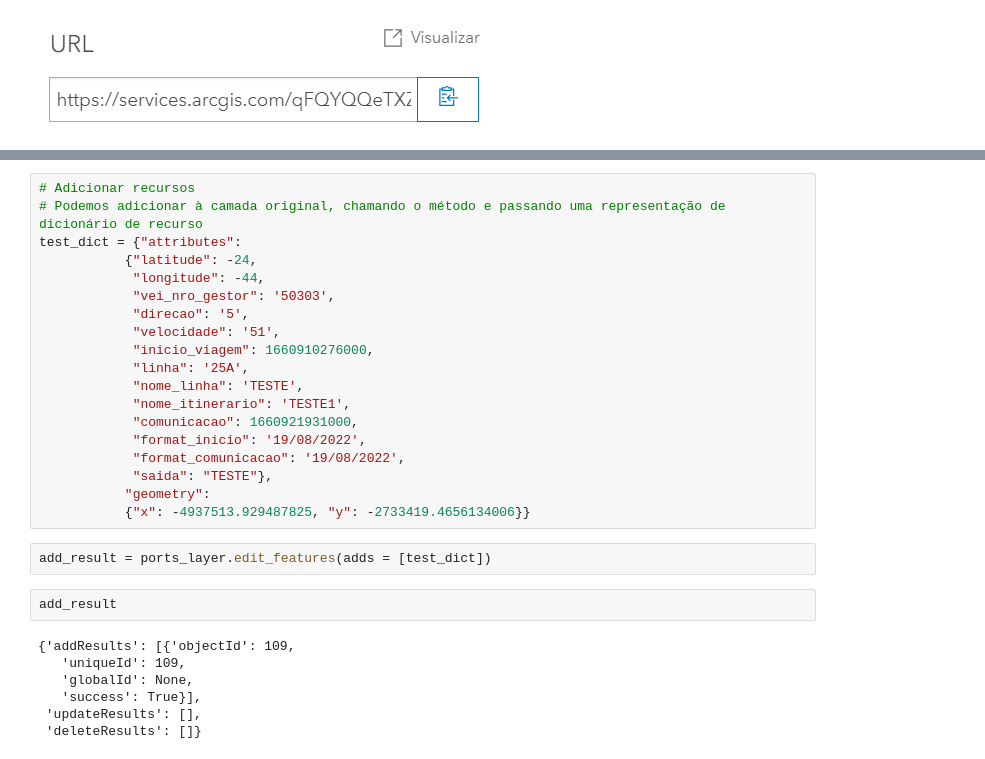
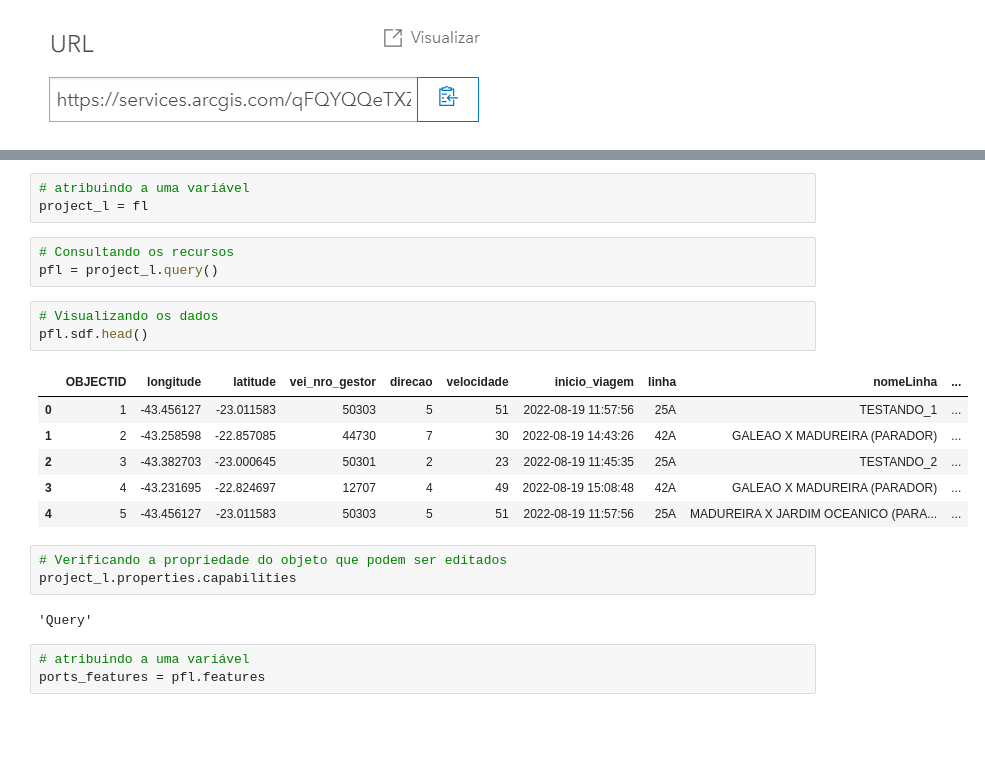
Before and after one commit to Herbert-Galindo/Tutorial_Pontos_XY, a Jupyter notebook: Convertendo_Pontos.ipynb, the cells around one changed output, grey strips where cells are left out. Cells and saved outputs as stored; diff of their text form; blank space fills up the shorter version.

```diff
--- a/Convertendo_Pontos.ipynb
+++ b/Convertendo_Pontos.ipynb
@@ -569,30 +597,24 @@ fl.query(where="velocidade > 50").sdf.head()
-# %%
-# Adicionar recursos
-# Podemos adicionar à camada original, chamando o método e passando uma representação de dicionário de recurso
-test_dict = {"attributes":
-           {"latitude": -24,
-            "longitude": -44,
-            "vei_nro_gestor": '50303',
-            "direcao": '5',
-            "velocidade": '51',
-            "inicio_viagem": 1660910276000,
-            "linha": '25A',
-            "nome_linha": 'TESTE',
-            "nome_itinerario": 'TESTE1',
-            "comunicacao": 1660921931000,
-            "format_inicio": '19/08/2022',
-            "format_comunicacao": '19/08/2022',
-            "saida": "TESTE"},
-           "geometry":
-           {"x": -4937513.929487825, "y": -2733419.4656134006}}
-# %%
-add_result = ports_layer.edit_features(adds = [test_dict])
-# %%
-add_result
-# %% [output]
-{'addResults': [{'objectId': 109,
-   'uniqueId': 109,
-   'globalId': None,
-   'success': True}],
- 'updateResults': [],
- 'deleteResults': []}
+# %%
+# atribuindo a uma variável
+project_l = fl
+# %%
+# Consultando os recursos
+pfl = project_l.query()
+# %%
+# Visualizando os dados
+pfl.sdf.head()
+# %% [output]
+|  | OBJECTID | longitude | latitude | vei_nro_gestor | direcao | velocidade | inicio_viagem | linha | nomeLinha | ... |
+| 0 | 1 | -43.456127 | -23.011583 | 50303 | 5 | 51 | 2022-08-19 11:57:56 | 25A | TESTANDO_1 | ... |
+| 1 | 2 | -43.258598 | -22.857085 | 44730 | 7 | 30 | 2022-08-19 14:43:26 | 42A | GALEAO X MADUREIRA (PARADOR) | ... |
+| 2 | 3 | -43.382703 | -23.000645 | 50301 | 2 | 23 | 2022-08-19 11:45:35 | 25A | TESTANDO_2 | ... |
+| 3 | 4 | -43.231695 | -22.824697 | 12707 | 4 | 49 | 2022-08-19 15:08:48 | 42A | GALEAO X MADUREIRA (PARADOR) | ... |
+| 4 | 5 | -43.456127 | -23.011583 | 50303 | 5 | 51 | 2022-08-19 11:57:56 | 25A | MADUREIRA X JARDIM OCEANICO (PARA... | ... |
+# %%
+# Verificando a propriedade do objeto que podem ser editados
+project_l.properties.capabilities
+# %% [output]
+'Query'
+# %%
+# atribuindo a uma variável
+ports_features = pfl.features
```
Also changed, not shown: parts of 35 cells of this notebook.
